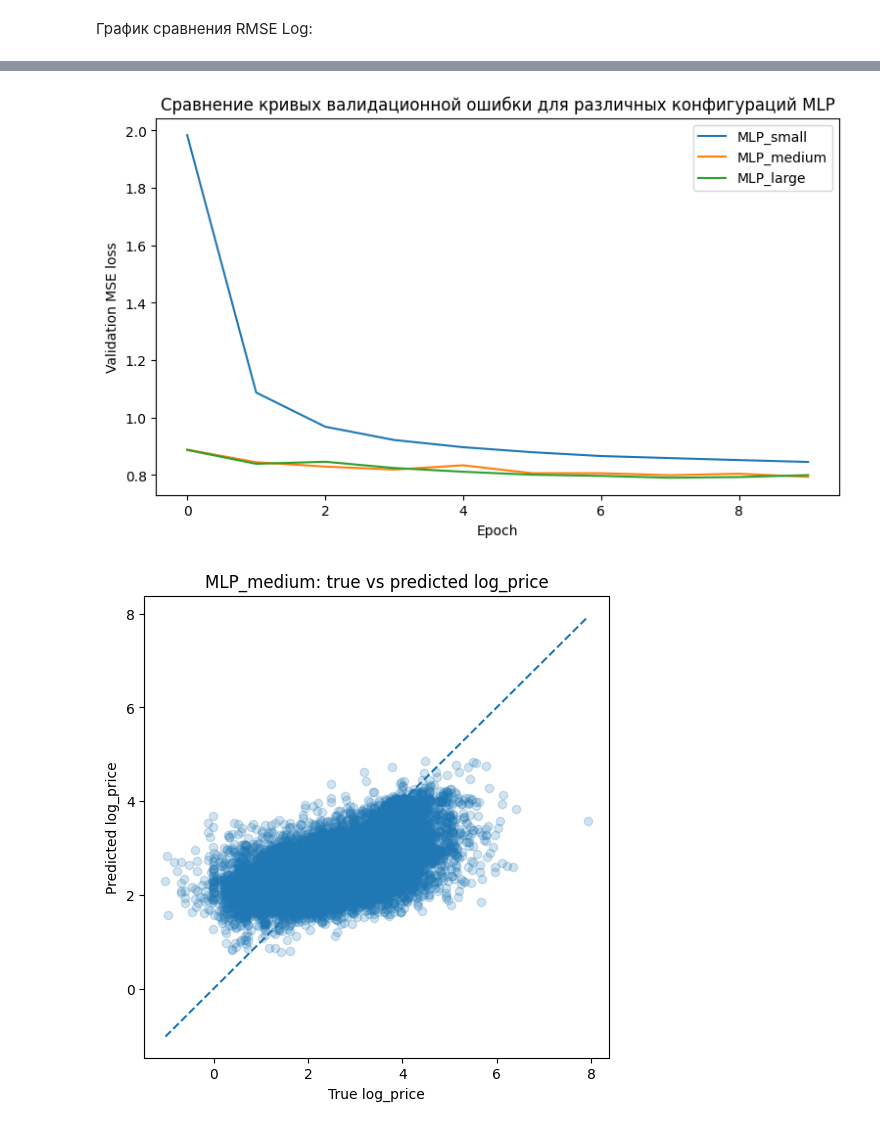
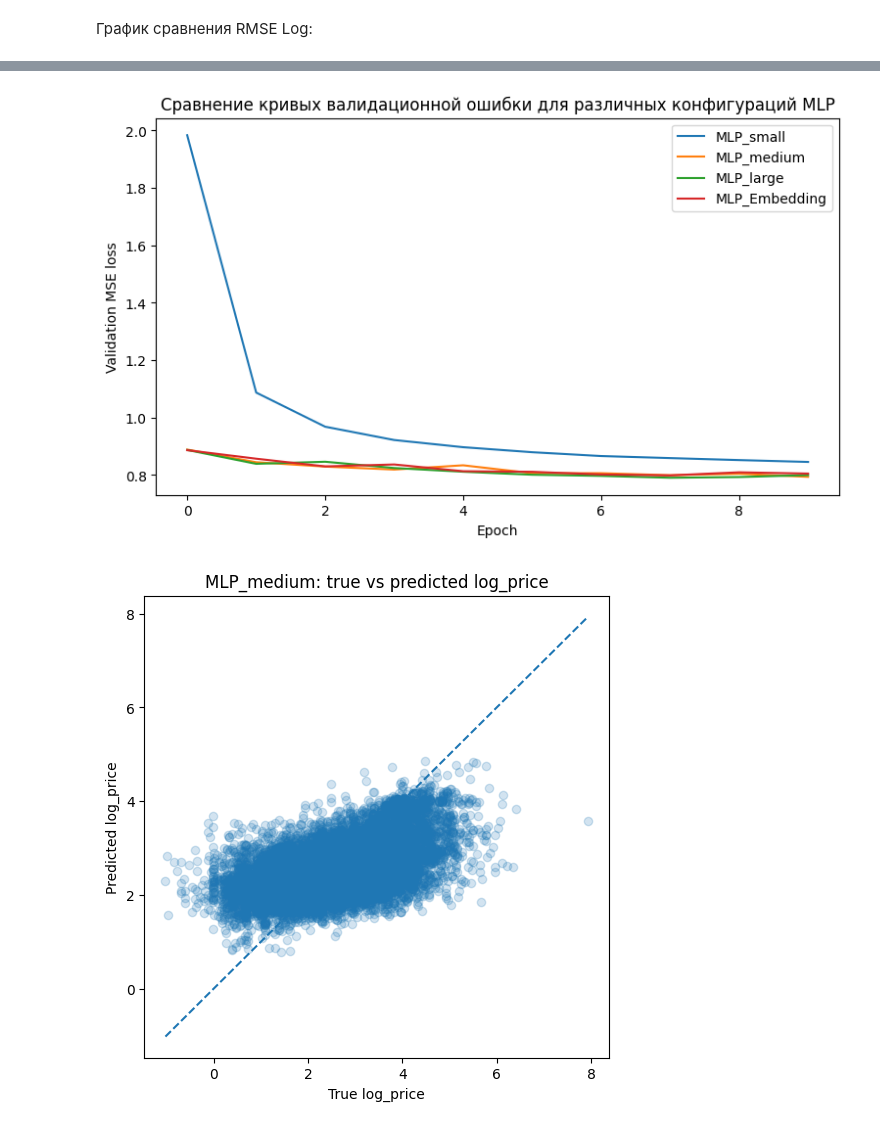
Before and after one commit to Dezurn/Deep-Learning, a Jupyter notebook: notebooks/MLP.ipynb, the cells around one changed output, grey strips where cells are left out. Saved outputs shown, nothing was run; the diff lists cells and outputs as text; code cells hidden in the pictures.

Commit message:
add mlp_embedding, dagshub logging

```diff
--- a/notebooks/MLP.ipynb
+++ b/notebooks/MLP.ipynb
@@ -770,0 +810,18 @@ results_df
+# %%
+X_num_train_tensor = torch.tensor(X_num_train_scaled, dtype=torch.float32)
+X_num_valid_tensor = torch.tensor(X_num_valid_scaled, dtype=torch.float32)
+
+unit_train_tensor = torch.tensor(unit_train.values, dtype=torch.long)
+unit_valid_tensor = torch.tensor(unit_valid.values, dtype=torch.long)
+
+y_emb_train_tensor = torch.tensor(y_emb_train.values, dtype=torch.float32).view(-1, 1)
+y_emb_valid_tensor = torch.tensor(y_emb_valid.values, dtype=torch.float32).view(-1, 1)
+
+train_dataset_emb = TensorDataset(X_num_train_tensor, unit_train_tensor, y_emb_train_tensor)
+valid_dataset_emb = TensorDataset(X_num_valid_tensor, unit_valid_tensor, y_emb_valid_tensor)
+train_loader_emb = DataLoader(train_dataset_emb, batch_size=batch_size, shuffle=True)
+valid_loader_emb = DataLoader(valid_dataset_emb, batch_size=batch_size, shuffle=False)
+
+numeric_input_dim = X_num_train_tensor.shape[1]
+num_units = len(unit_categories)
+embedding_dim = 8
@@ -770,0 +915,7 @@ results_df
+# %%
+model_embedding = MLPEmbedding(numeric_input_dim=numeric_input_dim, num_units=num_units, embedding_dim=embedding_dim).to(device)
+
+criterion_embedding = nn.MSELoss()
+optimizer_embedding = torch.optim.Adam(model_embedding.parameters(), lr=lr)
+
+model_embedding
@@ -770,0 +939,16 @@ results_df
+# %%
+train_losses_embedding = []
+valid_losses_embedding = []
+
+for epoch in range(num_epochs):
+    train_loss = train_one_epoch_emb(model_embedding, train_loader_emb, criterion_embedding, optimizer_embedding, device)
+    valid_loss, valid_preds_embedding, valid_targets_embedding = validate_emb(model_embedding, valid_loader_emb, criterion_embedding, device)
+
+    train_losses_embedding.append(train_loss)
+    valid_losses_embedding.append(valid_loss)
+
+    print(
+        f"Epoch {epoch + 1}/{num_epochs} "
+        f"train loss: {train_loss:.4f} "
+        f"valid loss: {valid_loss:.4f}"
+    )
@@ -851,17 +1093,18 @@ plt.show()
 # %%
 plt.figure(figsize=(9, 5))
 
 plt.plot(valid_losses, label="MLP_small")
 plt.plot(valid_losses_medium, label="MLP_medium")
 plt.plot(valid_losses_large, label="MLP_large")
+plt.plot(valid_losses_embedding, label="MLP_Embedding")
 
 plt.xlabel("Epoch")
 plt.ylabel("Validation MSE loss")
 plt.title("Сравнение кривых валидационной ошибки для различных конфигураций MLP")
 plt.legend()
 plt.show()
 # %% [output]
-[figure, old version]
+[figure, new version]
 # %%
 plt.figure(figsize=(6, 6))
 plt.scatter(valid_targets_medium, valid_preds_medium, alpha=0.2)
```
Also changed, not shown: parts of 27 cells of this notebook, 8 other files.
